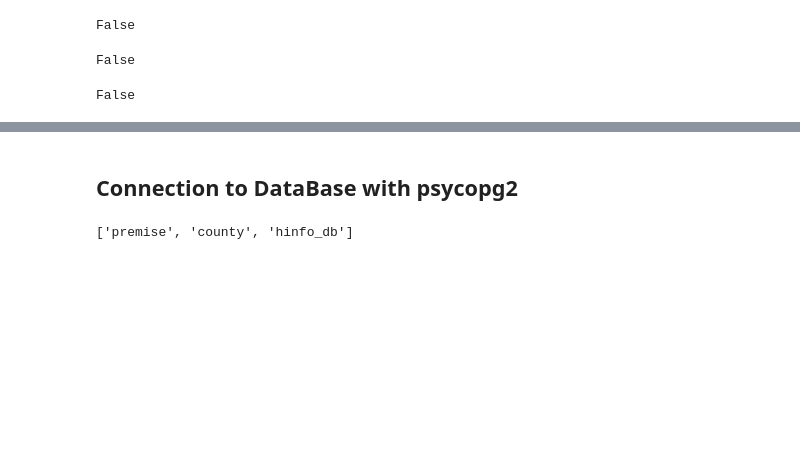
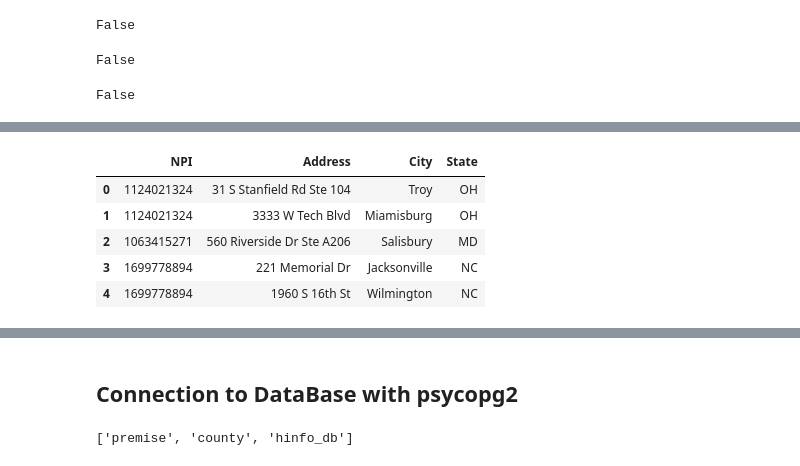
Before and after one commit to zsvorenova/ETL-project, a Jupyter notebook: hinfo_db.ipynb, the cells around one changed output, grey strips where cells are left out. Cells and saved outputs as stored; diff of their text form; code cells hidden in the pictures; blank space fills up the shorter version.

```diff
--- a/hinfo_db.ipynb
+++ b/hinfo_db.ipynb
@@ -122,0 +181,18 @@ hinfo_df_main.head()
+# %%
+npi_df.rename(columns={'Provider Secondary Practice Location Address- Address Line 1':'Address',
+                       'Provider Secondary Practice Location Address - City Name': 'City',
+                       'Provider Secondary Practice Location Address - State Name': 'State',
+                       'Provider Secondary Practice Location Address - Postal Code': 'zip_code',
+                       'Provider Secondary Practice Location Address - Telephone Number': 'phone_number'
+                      }, inplace=True)
+# %%
+npi_df.drop(columns = ['zip_code', 'phone_number'], inplace = True)
+# %%
+npi_df.head()
+# %% [output]
+|  | NPI | Address | City | State |
+| 0 | 1124021324 | 31 S Stanfield Rd Ste 104 | Troy | OH |
+| 1 | 1124021324 | 3333 W Tech Blvd | Miamisburg | OH |
+| 2 | 1063415271 | 560 Riverside Dr Ste A206 | Salisbury | MD |
+| 3 | 1699778894 | 221 Memorial Dr | Jacksonville | NC |
+| 4 | 1699778894 | 1960 S 16th St | Wilmington | NC |
```
Also changed, not shown: parts of 11 cells of this notebook, 2 other files.
